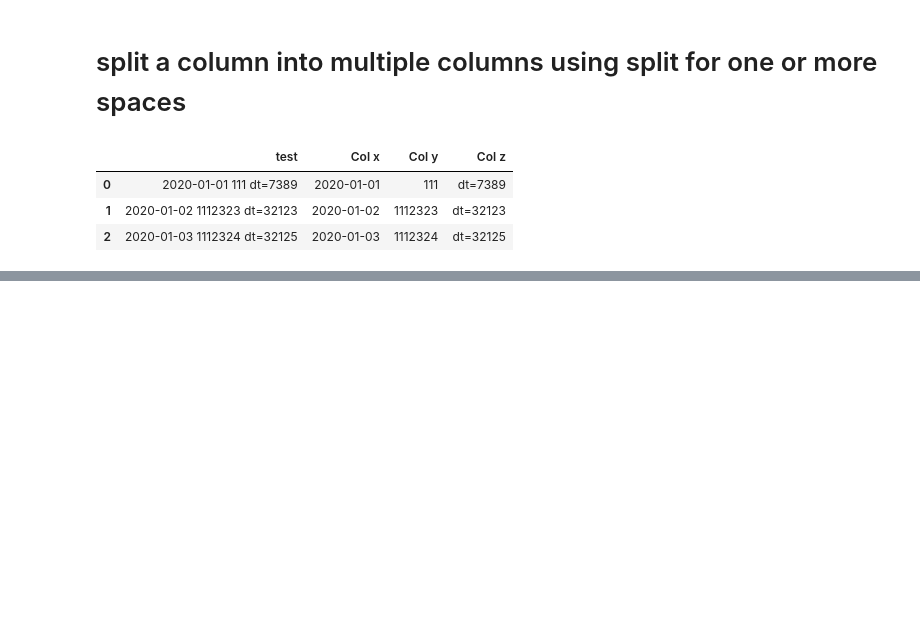
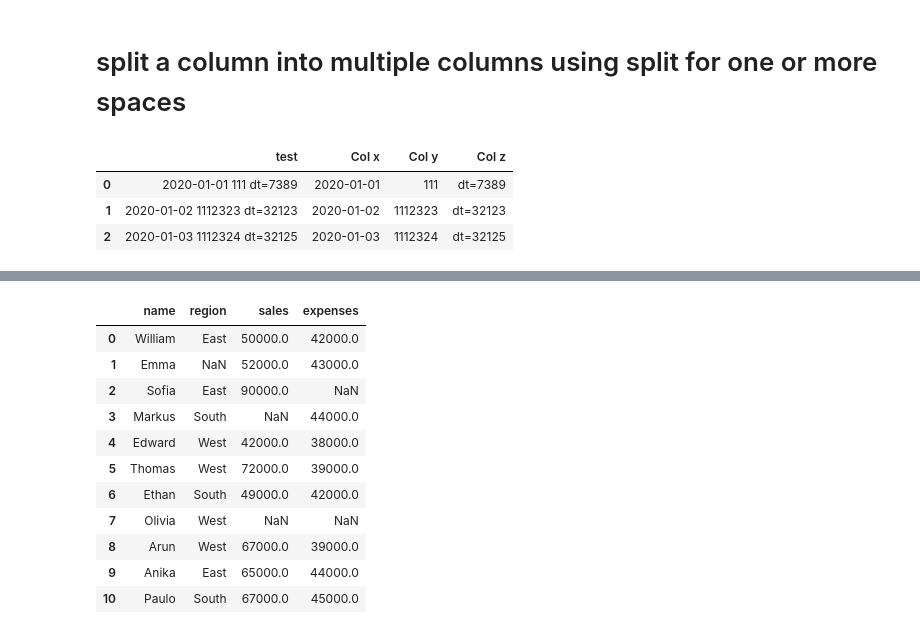
Before and after one commit to gruntfutuk/learningpython, a Jupyter notebook: pandas_jan2020_and_misc.ipynb, the cells around one changed output, grey strips where cells are left out. Cells and saved outputs as stored; diff of their text form; code cells hidden in the pictures; blank space fills up the shorter version.

```diff
--- a/pandas_jan2020_and_misc.ipynb
+++ b/pandas_jan2020_and_misc.ipynb
@@ -677,0 +679,23 @@ df
+# %%
+import pandas as pd
+import numpy as np
+
+sales_data = pd.DataFrame({"name":["William","Emma","Sofia","Markus","Edward","Thomas","Ethan","Olivia","Arun","Anika","Paulo"]
+,"region":["East",np.nan,"East","South","West","West","South","West","West","East","South"]
+,"sales":[50000,52000,90000,np.nan,42000,72000,49000,np.nan,67000,65000,67000]
+,"expenses":[42000,43000,np.nan,44000,38000,39000,42000,np.nan,39000,44000,45000]})
+
+sales_data
+# %% [output]
+|  | name | region | sales | expenses |
+| 0 | William | East | 50000.0 | 42000.0 |
+| 1 | Emma | NaN | 52000.0 | 43000.0 |
+| 2 | Sofia | East | 90000.0 | NaN |
+| 3 | Markus | South | NaN | 44000.0 |
+| 4 | Edward | West | 42000.0 | 38000.0 |
+| 5 | Thomas | West | 72000.0 | 39000.0 |
+| 6 | Ethan | South | 49000.0 | 42000.0 |
+| 7 | Olivia | West | NaN | NaN |
+| 8 | Arun | West | 67000.0 | 39000.0 |
+| 9 | Anika | East | 65000.0 | 44000.0 |
+| 10 | Paulo | South | 67000.0 | 45000.0 |
```
Also changed, not shown: parts of 8 cells of this notebook, 39 other files.
